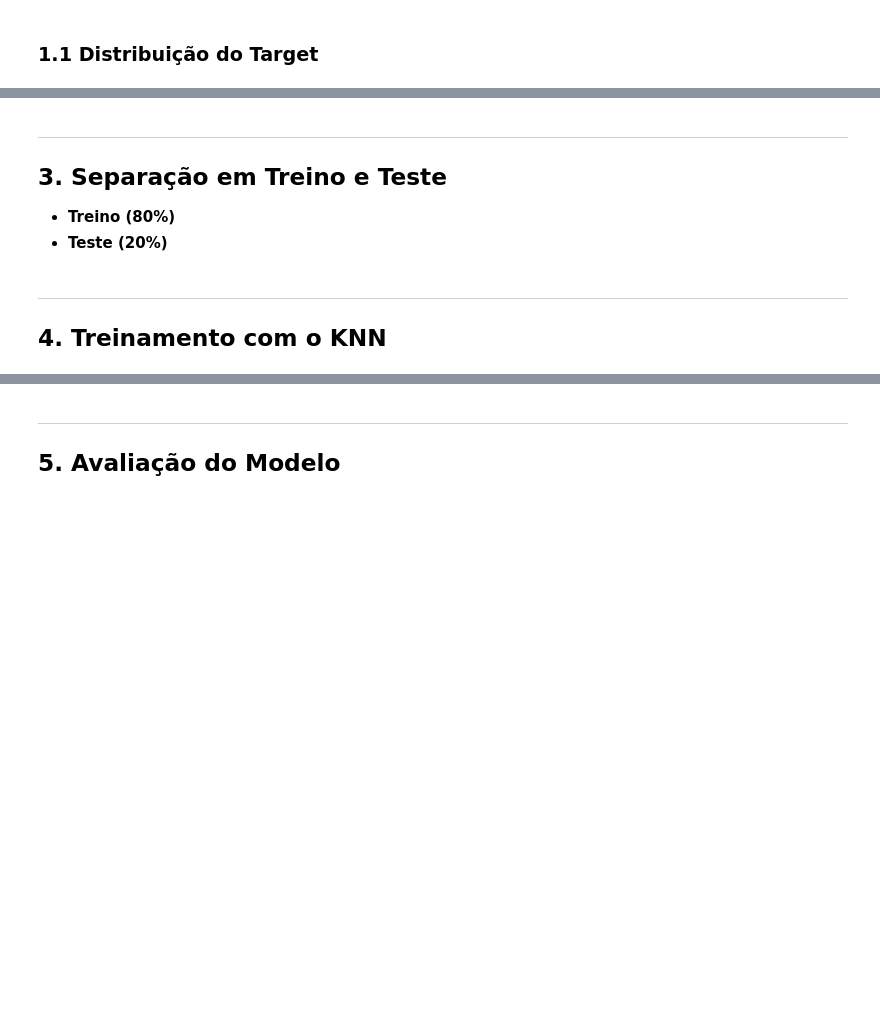
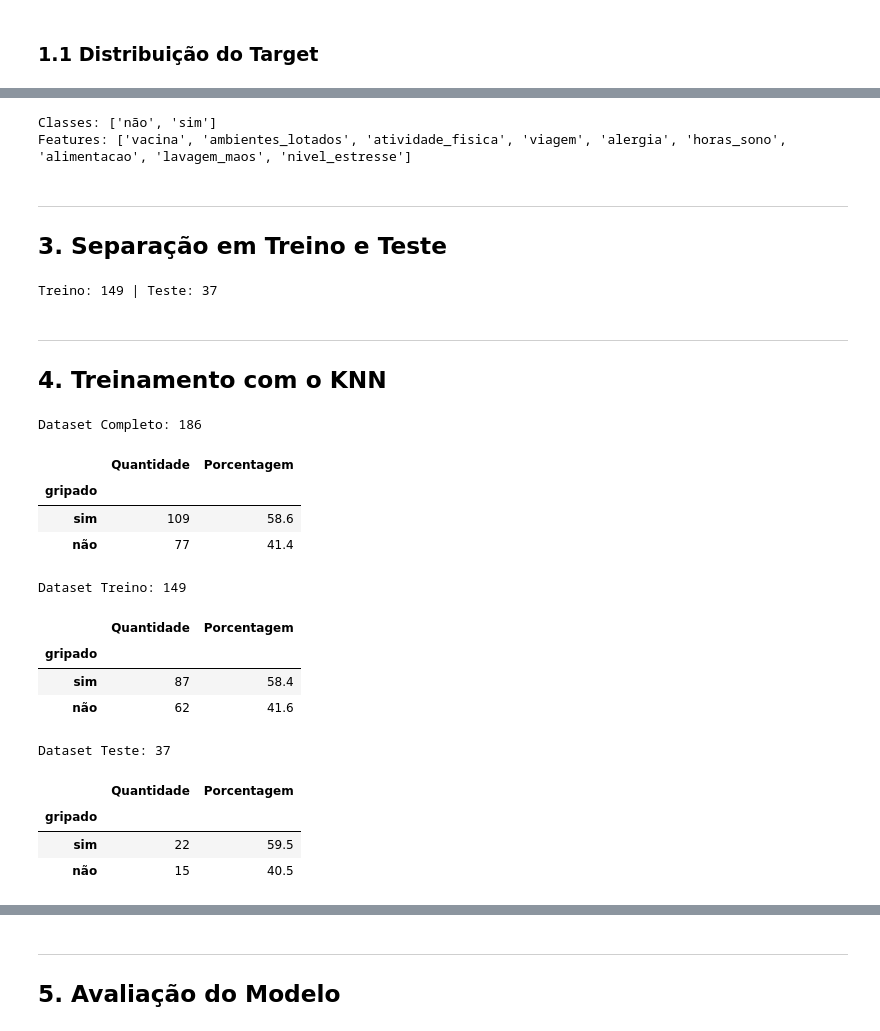
Before and after one commit to RodriguesGS/IA, a Jupyter notebook: atividades/knn/main.ipynb, the cells around one changed output, grey strips where cells are left out. Drawn from its saved outputs; the diff is of its cells as text; code cells hidden in the pictures; blank space fills up the shorter version.

```diff
--- a/atividades/knn/main.ipynb
+++ b/atividades/knn/main.ipynb
@@ -84,41 +91,66 @@ plt.show()
 # %%
+le = LabelEncoder()
+
+y_all = le.fit_transform(df[TARGET])
+X_all = df[FEATURES].values
+
 y_raw = df['gripado']
 X = df.drop(columns=['gripado'])
 
-label_encoder = LabelEncoder()
-
-y = np.asarray(label_encoder.fit_transform(y_raw))
-
-print('Classes:', list(label_encoder.classes_))
-print()
-print(f'Features utilizadas:')
-
-for i, col in enumerate(X.columns, 1):
-    print(f'{i}. {col}')
+print(f'Classes: {list(le.classes_)}')
+print(f'Features: {FEATURES}')
+# %% [output]
+Classes: ['não', 'sim']
+Features: ['vacina', 'ambientes_lotados', 'atividade_fisica', 'viagem', 'alergia', 'horas_sono', 'alimentacao', 'lavagem_maos', 'nivel_estresse']
 # %% [markdown]
 ---
 ## 3. Separação em Treino e Teste
-
-- **Treino (80%)**
-- **Teste (20%)**
 # %%
-X_train, X_test, y_train, y_test = train_test_split(
-    X, y,
-    test_size=0.2,
-    random_state=42,
-    stratify=y,
-)
+df_shuffled = df.sample(frac=1, random_state=42).reset_index(drop=True)
 
-print(f'Treino : {X_train.shape[0]} amostras ({X_train.shape[0]/len(X)*100:.0f}%)')
-print(f'Teste  : {X_test.shape[0]} amostras ({X_test.shape[0]/len(X)*100:.0f}%)')
-print()
+limit_test = int(len(df) * 0.20)
 
-print(f'Proporção de gripados no treino: {y_train.mean():.2f}')
-print(f'Proporção de gripados no teste : {y_test.mean():.2f}')
+test_df  = df_shuffled.iloc[:limit_test].copy()
+train_df = df_shuffled.iloc[limit_test:len(df)].copy()
+
+X_train = train_df[FEATURES].values
+y_train = le.transform(train_df[TARGET])
+
+X_test  = test_df[FEATURES].values
+y_test  = le.transform(test_df[TARGET])
+
+print(f'Treino: {len(train_df)} | Teste: {len(test_df)}')
+# %% [output]
+Treino: 149 | Teste: 37
 # %% [markdown]
 ---
 ## 4. Treinamento com o KNN
 # %%
-model = KNeighborsClassifier(n_neighbors=2, weights='distance')
-model.fit(X_train, y_train)
-y_pred = model.predict(X_test)
+def dist_classes(frame, target_col, title):
+
+    vc = frame[target_col].value_counts(dropna=False)
+    pct = (vc / len(frame) * 100).round(1)
+    out = pd.DataFrame({'Quantidade': vc, 'Porcentagem': pct})
+
+    print(f"\n{title}: {len(frame)}")
+    display(out)
+
+dist_classes(df, TARGET,       'Dataset Completo')
+dist_classes(train_df, TARGET, 'Dataset Treino')
+dist_classes(test_df, TARGET,  'Dataset Teste')
+# %% [output]
+Dataset Completo: 186
+|  | Quantidade | Porcentagem |
+| gripado |  |  |
+| sim | 109 | 58.6 |
+| não | 77 | 41.4 |
+Dataset Treino: 149
+|  | Quantidade | Porcentagem |
+| gripado |  |  |
+| sim | 87 | 58.4 |
+| não | 62 | 41.6 |
+Dataset Teste: 37
+|  | Quantidade | Porcentagem |
+| gripado |  |  |
+| sim | 22 | 59.5 |
+| não | 15 | 40.5 |
```
Also changed, not shown: parts of 7 cells of this notebook, 2 other files.
